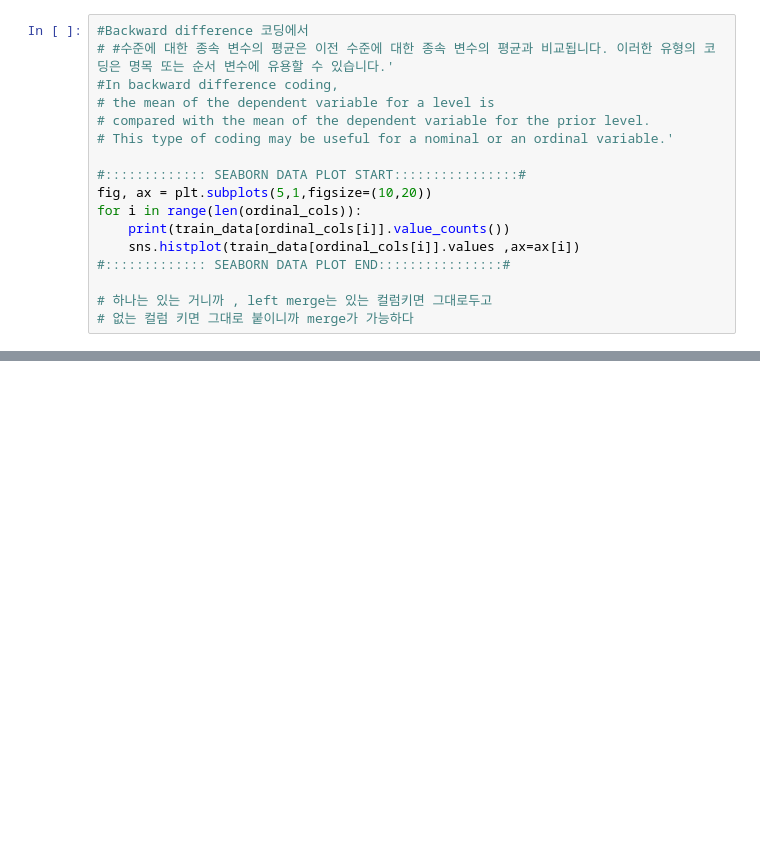
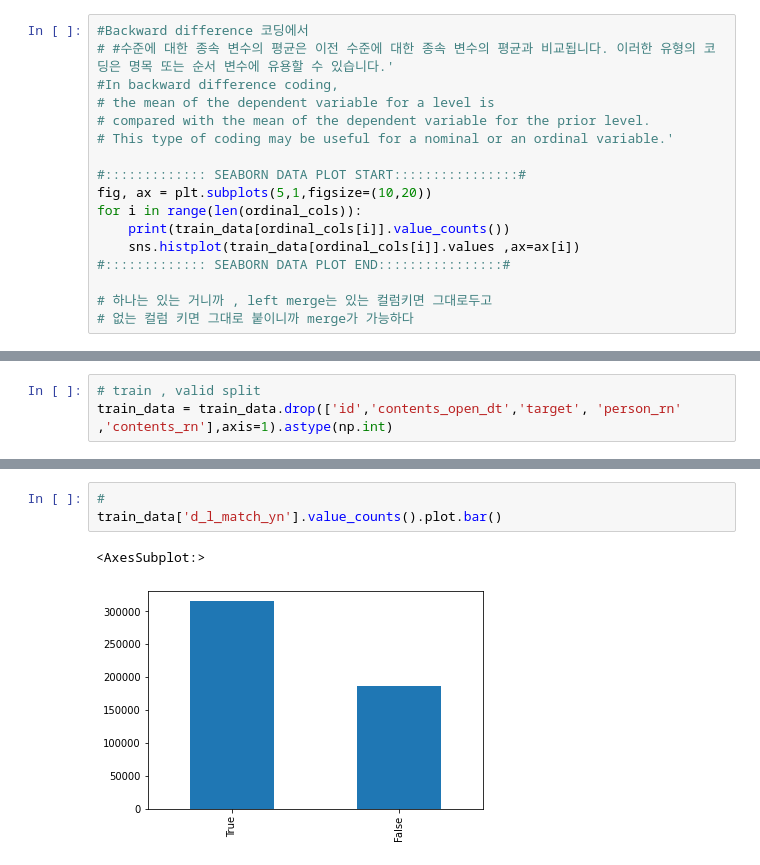
Before and after one commit to citizenofathens/JobCare, a Jupyter notebook: EDA2.ipynb, the cells around one changed output, grey strips where cells are left out. Cells and saved outputs as stored; diff of their text form; blank space fills up the shorter version.

```diff
--- a/EDA2.ipynb
+++ b/EDA2.ipynb
@@ -325,0 +477,3 @@ history
+# %%
+# train , valid split
+train_data = train_data.drop(['id','contents_open_dt','target', 'person_rn' ,'contents_rn'],axis=1).astype(np.int)
@@ -325,0 +699,6 @@ history
+# %%
+#
+train_data['d_l_match_yn'].value_counts().plot.bar()
+# %% [output]
+<AxesSubplot:>
+[figure, added]
```
Also changed, not shown: parts of 122 cells of this notebook.
